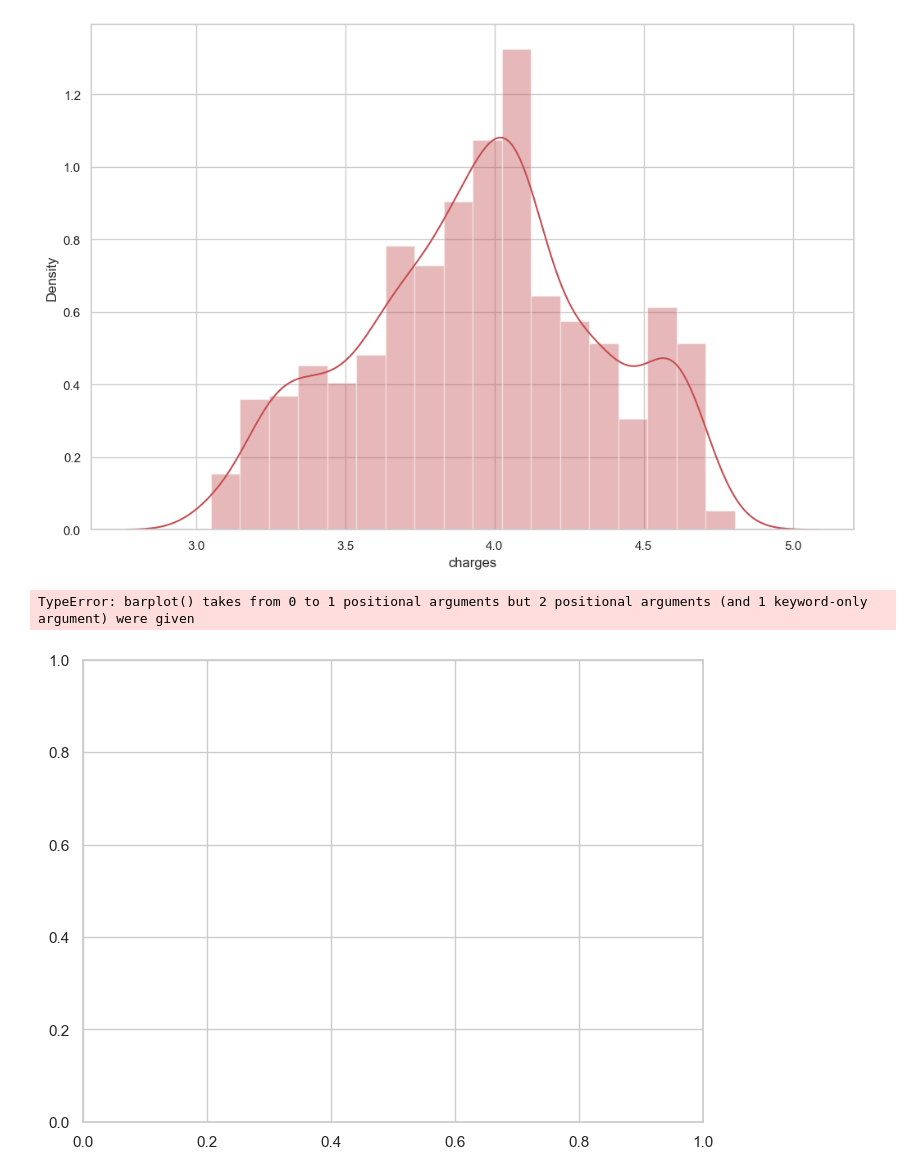
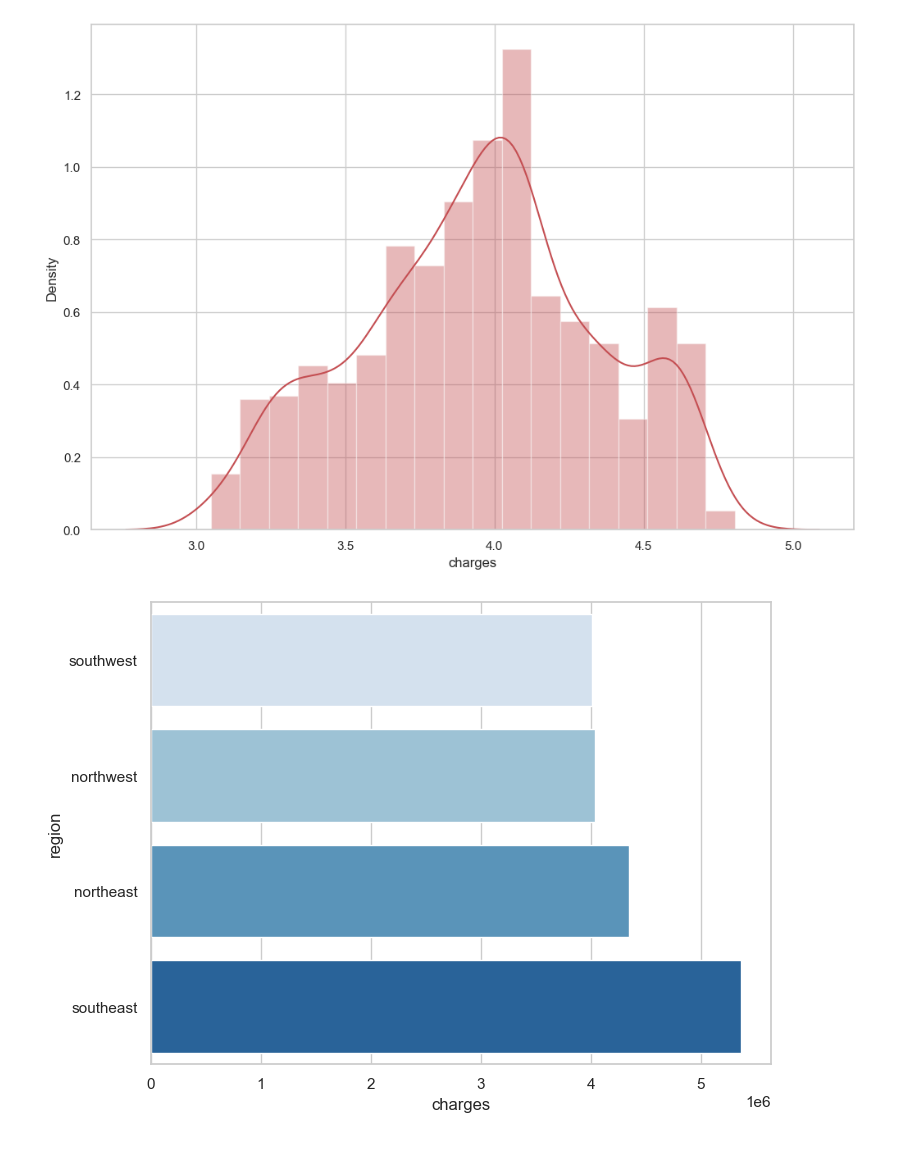
Before and after one commit to thassung/Medical_prediction, a Jupyter notebook: medical insurance.ipynb, the cells around one changed output. Cells and saved outputs as stored; diff of their text form; code cells hidden in the pictures; blank space fills up the shorter version.

```diff
--- a/medical insurance.ipynb
+++ b/medical insurance.ipynb
@@ -10,7 +10,7 @@ from sklearn.linear_model import LogisticRegression
 from sklearn.tree import DecisionTreeClassifier
 from sklearn.metrics import accuracy_score,classification_report
 # %%
-df = pd.read_csv('Medical_prediction\data\insurance.csv')
+df = pd.read_csv('D:\AIT\Sem 1\Machine Learning\Medical_prediction\Medical_prediction\data\insurance.csv')
 # %%
 df.shape
 # %% [output]
@@ -72,0 +73,4 @@ plt.show()
+# %%
+# Handling outliers
+# Remove outliers based on a specific threshold
+df_cleaned = df[(df['charges'] < 21000) & (df['bmi'] < 46)]
@@ -102,9 +114,9 @@ https://gist.github.com/mwaskom/de44147ed2974457ad6372750bbe5751
   ax = sns.distplot(np.log10(df['charges']), kde = True, color = 'r' )
 [figure]
 # %%
-charges = df['charges'].groupby(df.region).sum().sort_values(ascending = True)
+charges = df_cleaned['charges'].groupby(df.region).sum().sort_values(ascending = True)
 f, ax = plt.subplots(1, 1, figsize=(8, 6))
-ax = sns.barplot(charges.head(), charges.head().index, palette='Blues')
+ax = sns.barplot(x= charges.head(), y=charges.head().index, palette='Blues')
+plt.show()
 # %% [output]
-TypeError: barplot() takes from 0 to 1 positional arguments but 2 positional arguments (and 1 keyword-only argument) were given
-[figure, old version]
+[figure, new version]
```
Also changed, not shown: parts of 15 cells of this notebook.
